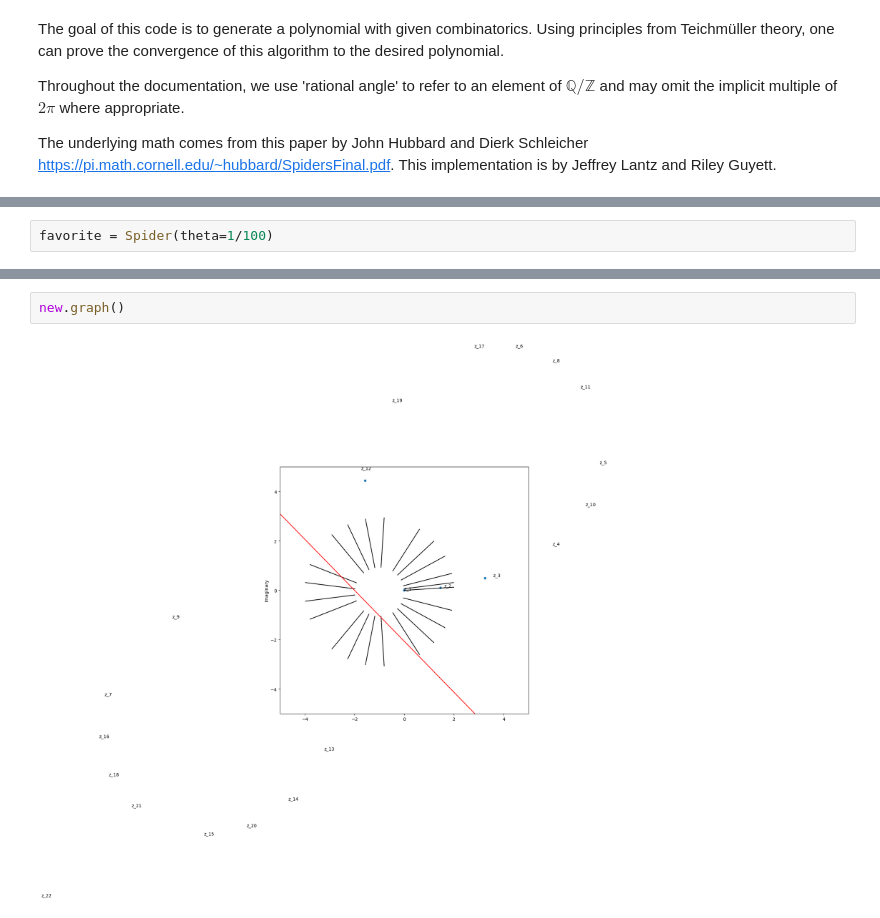
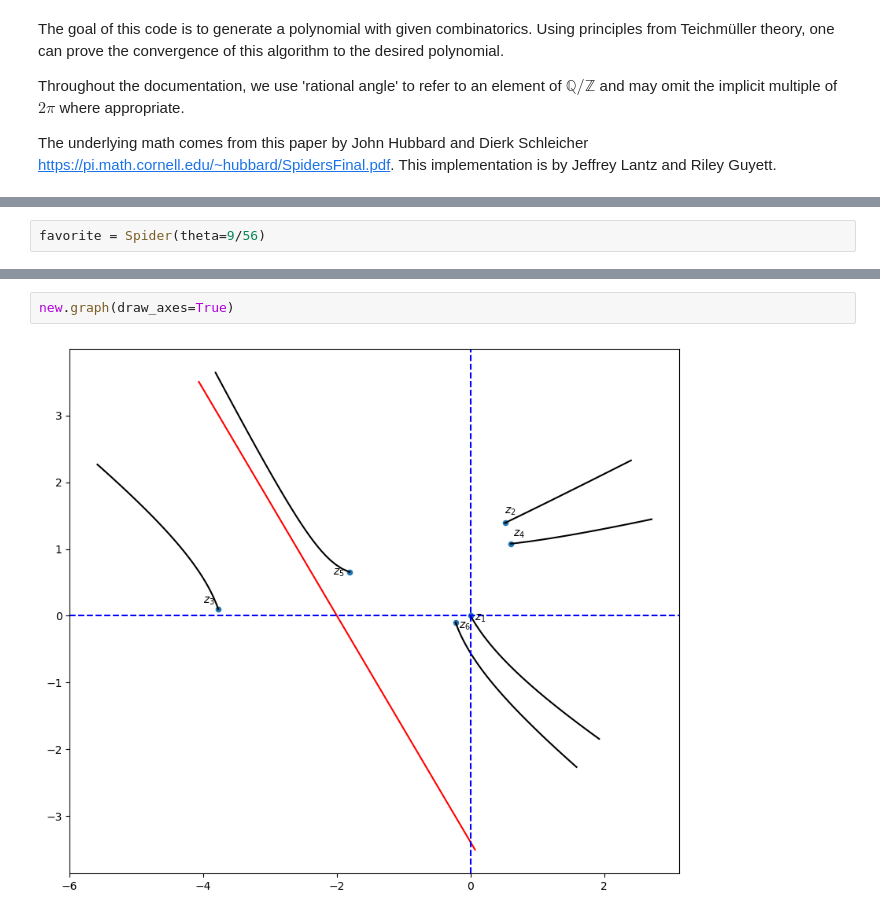
Before and after one commit to jefflantz/SpiderAlgorithm, a Jupyter notebook: spider-algorithm.ipynb, the cells around one changed output, grey strips where cells are left out. Saved outputs shown, nothing was run; the diff lists cells and outputs as text.

```diff
--- a/spider-algorithm.ipynb
+++ b/spider-algorithm.ipynb
@@ -153,3 +183,3 @@ def update_spider(spider,d=2):
 # %%
-favorite = Spider(theta=1/100)
+favorite = Spider(theta=9/56)
 # %%
@@ -164,5 +197,5 @@ new = update_spider(favorite)
 # %%
-new.graph()
+new.graph(draw_axes=True)
 # %% [output]
-[figure, old version]
+[figure, new version]
 # %%
```
Also changed, not shown: parts of 7 cells of this notebook.
